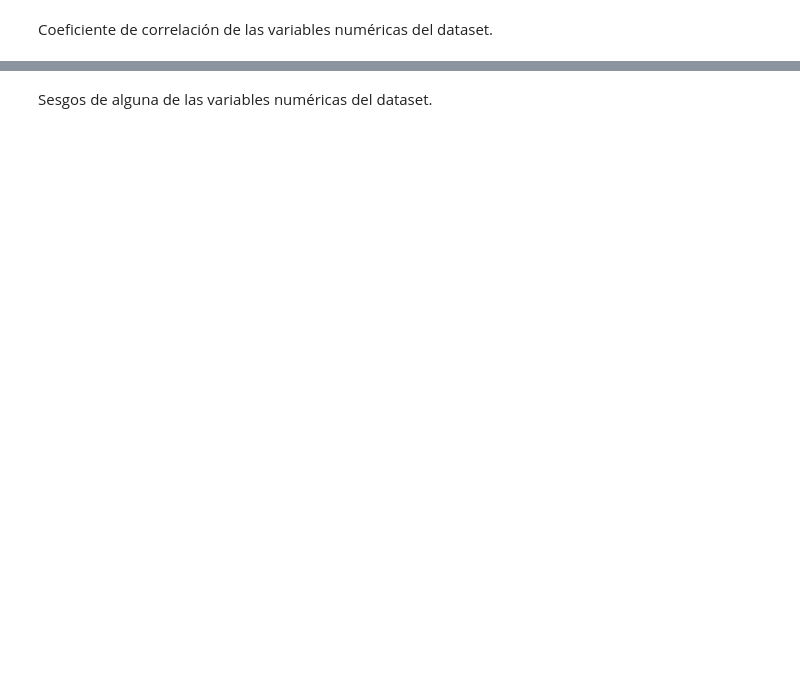
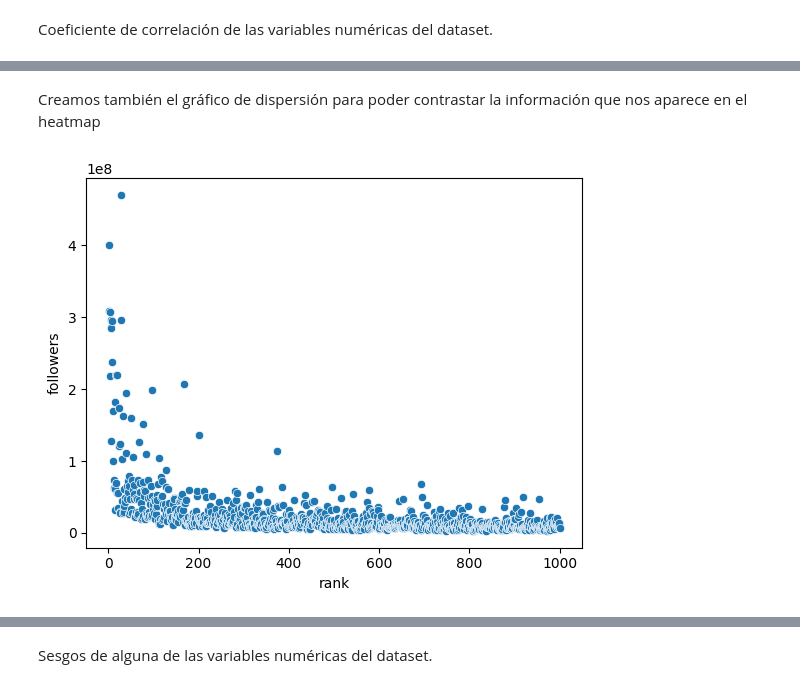
Before and after one commit to Adalab/DA-PromoC_Modulo2_Sprint1_Silvia-Noemi, a Jupyter notebook: Estadistica/pp-leccion3-estadisticaIII.ipynb, the cells around one changed output, grey strips where cells are left out. Cells and saved outputs as stored; diff of their text form; code cells hidden in the pictures; blank space fills up the shorter version.

```diff
--- a/Estadistica/pp-leccion3-estadisticaIII.ipynb
+++ b/Estadistica/pp-leccion3-estadisticaIII.ipynb
@@ -35,0 +70,8 @@ Coeficiente de correlación de las variables numéricas del dataset.
+# %% [markdown]
+Creamos también el gráfico de dispersión para poder contrastar la información que nos aparece en el heatmap
+# %%
+plt.figure()
+fig = sns.scatterplot(x= "rank", data= instagram3, y="followers")
+plt.show()
+# %% [output]
+[figure, added]
```
Also changed, not shown: parts of 26 cells of this notebook, 2 other files.
